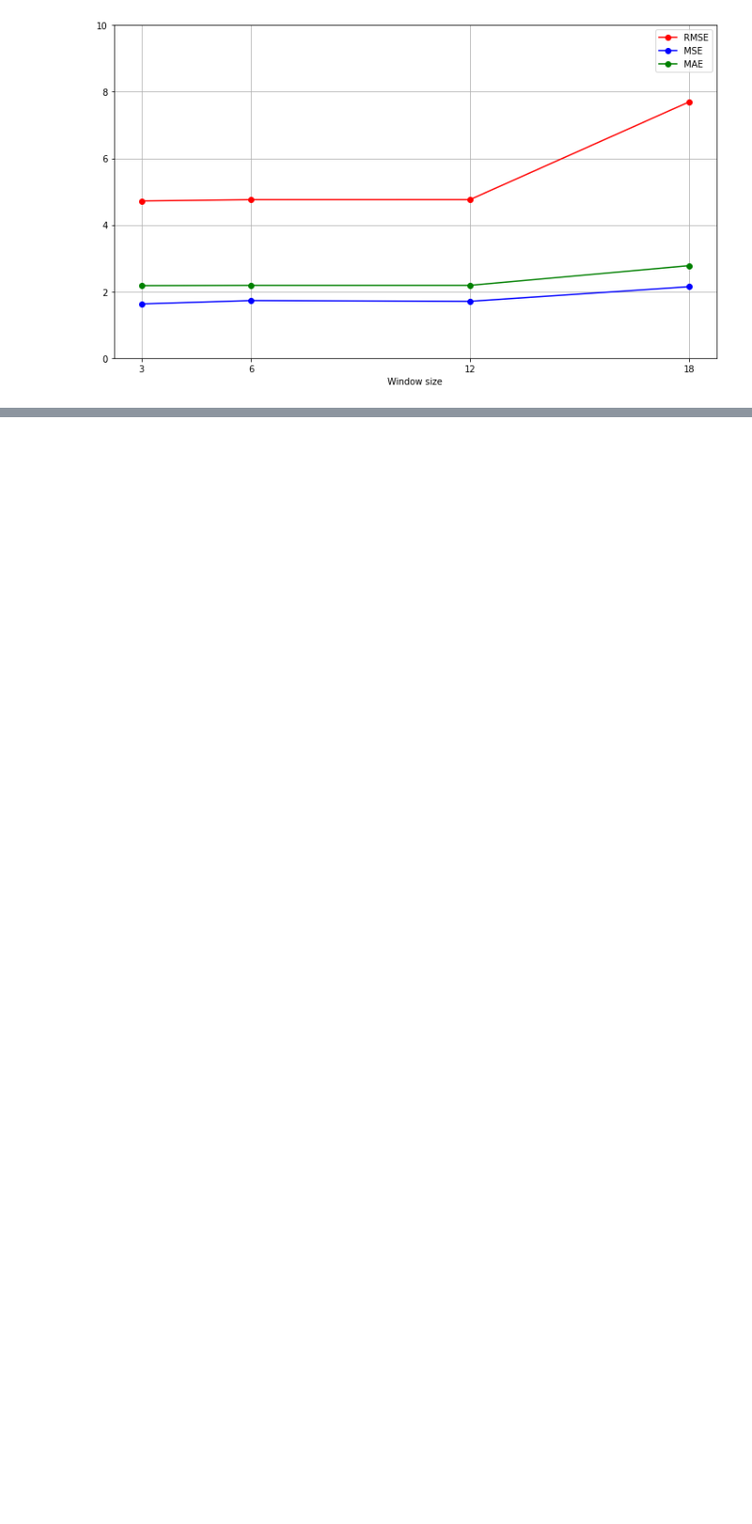
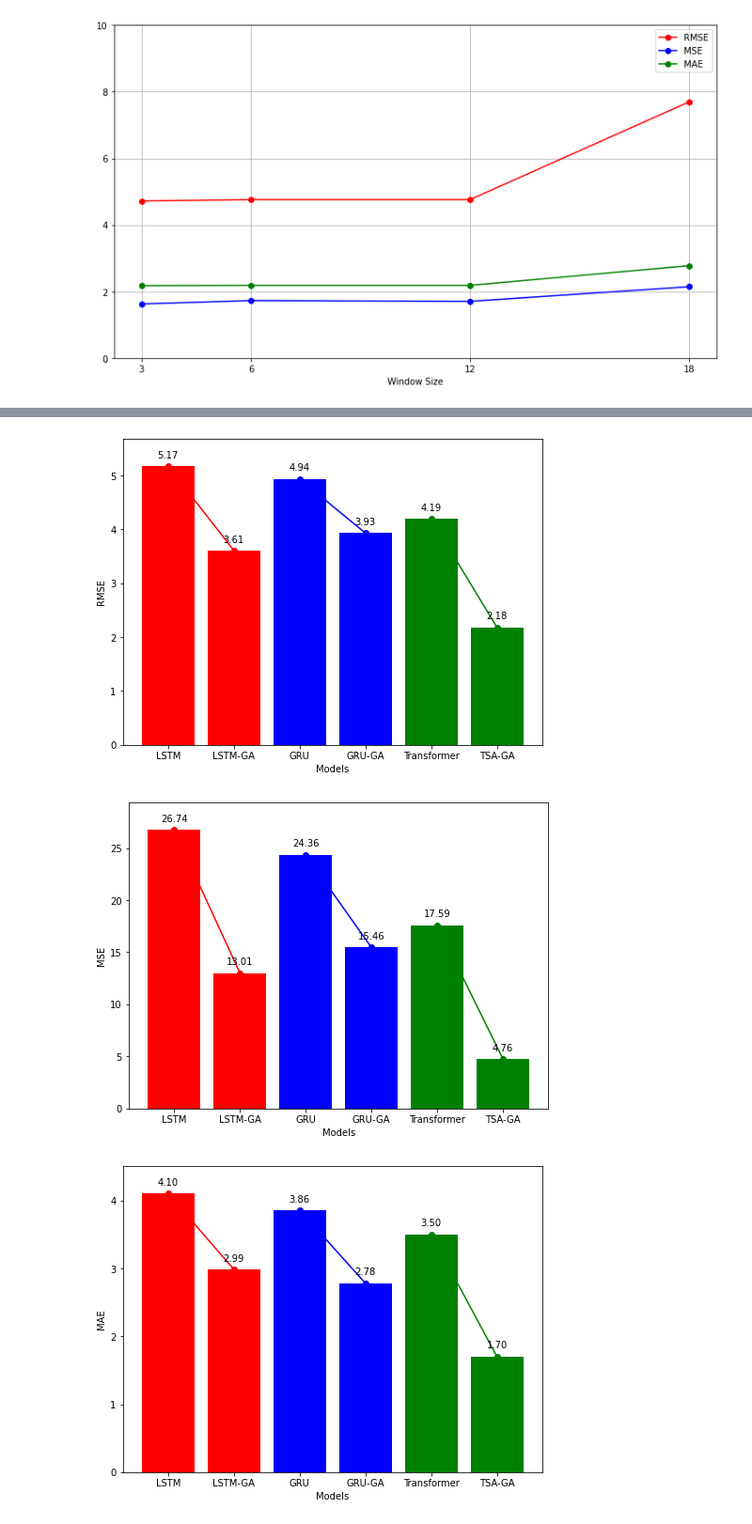
Before and after one commit to hakhyun0615/SCI_Journal, a Jupyter notebook: 코드/Analysis/analysis.ipynb, the cells around one changed output, grey strips where cells are left out. Shown at 94% size. Drawn from its saved outputs; the diff is of its cells as text; code cells hidden in the pictures; blank space fills up the shorter version.

```diff
--- a/코드/Analysis/analysis.ipynb
+++ b/코드/Analysis/analysis.ipynb
@@ -150,12 +86,12 @@ fig, ax = plt.subplots(figsize=(10, 6))
 ax.plot(window_sizes, window_rmse_values, 'ro-', label='RMSE')
 ax.plot(window_sizes, window_mse_values, 'bo-', label='MSE')
 ax.plot(window_sizes, window_mae_values, 'go-', label='MAE')
-ax.set_xlabel('Window size')
+ax.set_xlabel('Window Size')
 ax.legend()
 ax.grid(True)
 ax.set_xticks(window_sizes)
 ax.set_ylim(0, 10)
 fig.tight_layout()
-fig.savefig('../../데이터/Figure/fig_5.jpg')
+fig.savefig('../../데이터/Figure/Line_Window.jpg')
 # %% [output]
 [figure]
@@ -185,0 +123,44 @@ fig.savefig('../../데이터/Figure/fig_6.jpg')
+# %%
+model = ['LSTM', 'LSTM-GA', 'GRU', 'GRU-GA', 'Transformer', 'TSA-GA']
+rmse = [5.1713, 3.6073, 4.9356, 3.9315, 4.1943, 2.1814]
+mse = [26.7419, 13.0128, 24.3597, 15.4565, 17.5922, 4.7584]
+mae = [4.1029, 2.9851, 3.8586, 2.7812, 3.5029, 1.7017]
+losses = ['RMSE', 'MSE', 'MAE']
+data = [rmse, mse, mae]
+colors = ['red', 'red', 'blue', 'blue', 'green', 'green']
+model_indices = range(len(model))
+file_paths = []
+
+for i, loss in enumerate(losses):
+    fig, ax = plt.subplots(figsize=(8, 6))
+    bars = ax.bar(model, data[i], color=colors)
+    ax.set_xlabel('Models')
+    ax.set_ylabel(loss)
+    ax.set_xticks(model_indices)
+    ax.set_xticklabels(model)
+
+    max_value = max(data[i])
+    y_upper_limit = max_value + (0.1 * max_value)
+    ax.set_ylim(0, y_upper_limit)
+
+    for color in set(colors):
+        indices = [j for j, x in enumerate(colors) if x == color]
+        x_values = [bars[j].get_x() + bars[j].get_width() / 2 for j in indices]
+        y_values = [data[i][j] for j in indices]
+        ax.plot(x_values, y_values, color=color, marker='o')
+
+    for bar in bars:
+        height = bar.get_height()
+        ax.annotate(f'{height:.2f}',
+                    xy=(bar.get_x() + bar.get_width() / 2, height),
+                    xytext=(0, 7),
+                    textcoords="offset points",
+                    ha='center', va='bottom')
+
+    file_path = f'../../데이터/Figure/Bar_GA_{losses[i]}.jpg'
+    plt.savefig(file_path)
+    file_paths.append(file_path)
+# %% [output]
+[figure, added]
+[figure, added]
+[figure, added]
```
Also changed, not shown: parts of 14 cells of this notebook, 26 other files.
